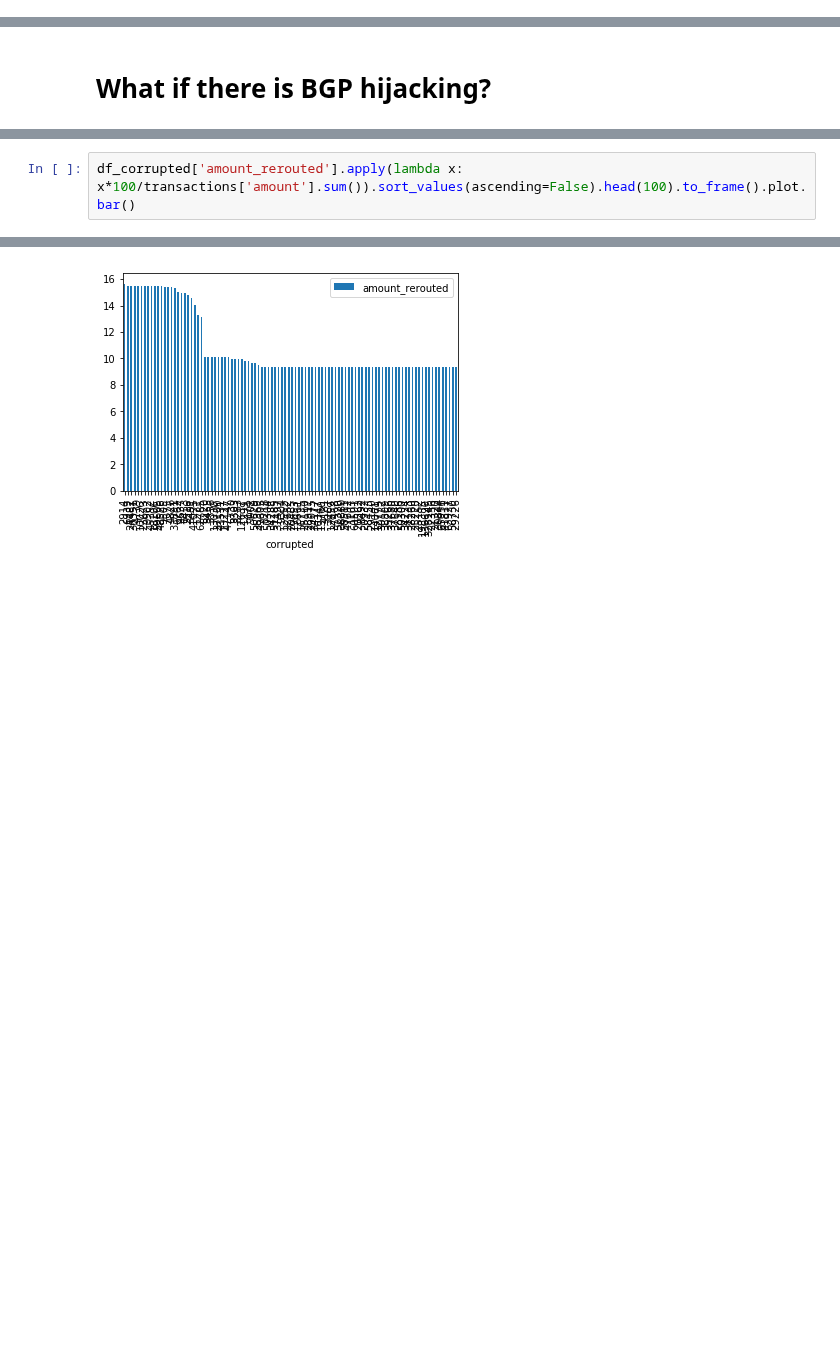
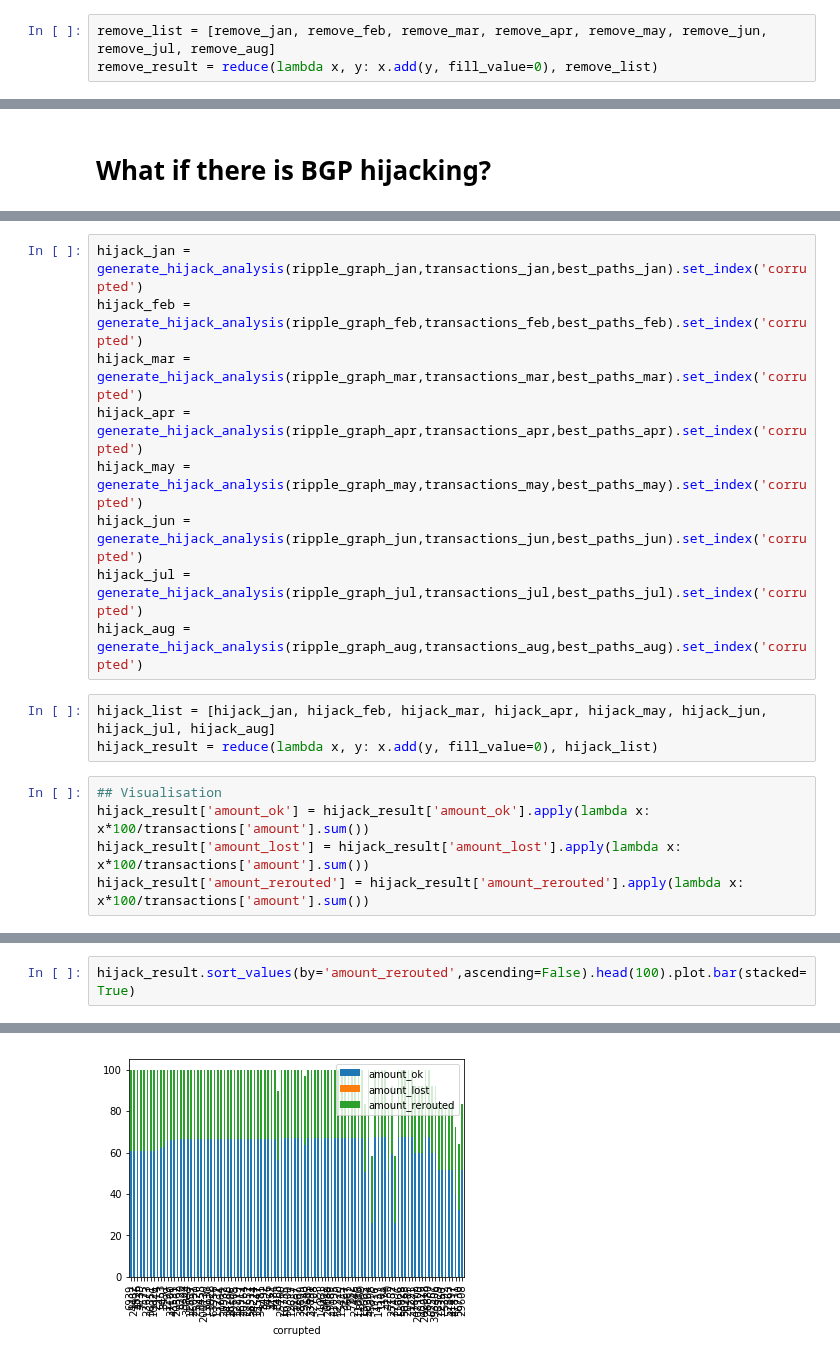
Before and after one commit to dedis/student_19_ripple-partition, a Jupyter notebook: find_match.ipynb, the cells around one changed output, grey strips where cells are left out. Cells and saved outputs as stored; diff of their text form; blank space fills up the shorter version.

Commit message:
Change analysis by considering graph and transactions months

```diff
--- a/find_match.ipynb
+++ b/find_match.ipynb
@@ -311,0 +60,3 @@ df_corrupted['amount_rerouted'].apply(lambda x: x*100/transactions['amount'].sum
+# %%
+remove_list = [remove_jan, remove_feb, remove_mar, remove_apr, remove_may, remove_jun, remove_jul, remove_aug]
+remove_result = reduce(lambda x, y: x.add(y, fill_value=0), remove_list)
@@ -350,0 +79,17 @@ df_corrupted = pd.read_csv('statistics_hijack_cpp.csv', index_col='corrupted')
+# %%
+hijack_jan = generate_hijack_analysis(ripple_graph_jan,transactions_jan,best_paths_jan).set_index('corrupted')
+hijack_feb = generate_hijack_analysis(ripple_graph_feb,transactions_feb,best_paths_feb).set_index('corrupted')
+hijack_mar = generate_hijack_analysis(ripple_graph_mar,transactions_mar,best_paths_mar).set_index('corrupted')
+hijack_apr = generate_hijack_analysis(ripple_graph_apr,transactions_apr,best_paths_apr).set_index('corrupted')
+hijack_may = generate_hijack_analysis(ripple_graph_may,transactions_may,best_paths_may).set_index('corrupted')
+hijack_jun = generate_hijack_analysis(ripple_graph_jun,transactions_jun,best_paths_jun).set_index('corrupted')
+hijack_jul = generate_hijack_analysis(ripple_graph_jul,transactions_jul,best_paths_jul).set_index('corrupted')
+hijack_aug = generate_hijack_analysis(ripple_graph_aug,transactions_aug,best_paths_aug).set_index('corrupted')
+# %%
+hijack_list = [hijack_jan, hijack_feb, hijack_mar, hijack_apr, hijack_may, hijack_jun, hijack_jul, hijack_aug]
+hijack_result = reduce(lambda x, y: x.add(y, fill_value=0), hijack_list)
+# %%
+## Visualisation
+hijack_result['amount_ok'] = hijack_result['amount_ok'].apply(lambda x: x*100/transactions['amount'].sum())
+hijack_result['amount_lost'] = hijack_result['amount_lost'].apply(lambda x: x*100/transactions['amount'].sum())
+hijack_result['amount_rerouted'] = hijack_result['amount_rerouted'].apply(lambda x: x*100/transactions['amount'].sum())
@@ -351,5 +98,5 @@ df_corrupted = pd.read_csv('statistics_hijack_cpp.csv', index_col='corrupted')
 # %%
-df_corrupted['amount_rerouted'].apply(lambda x: x*100/transactions['amount'].sum()).sort_values(ascending=False).head(100).to_frame().plot.bar()
+hijack_result.sort_values(by='amount_rerouted',ascending=False).head(100).plot.bar(stacked=True)
 # %% [output]
 <matplotlib.axes._subplots.AxesSubplot at 0x...>
-[figure, old version]
+[figure, new version]
```
Also changed, not shown: parts of 59 cells of this notebook.
